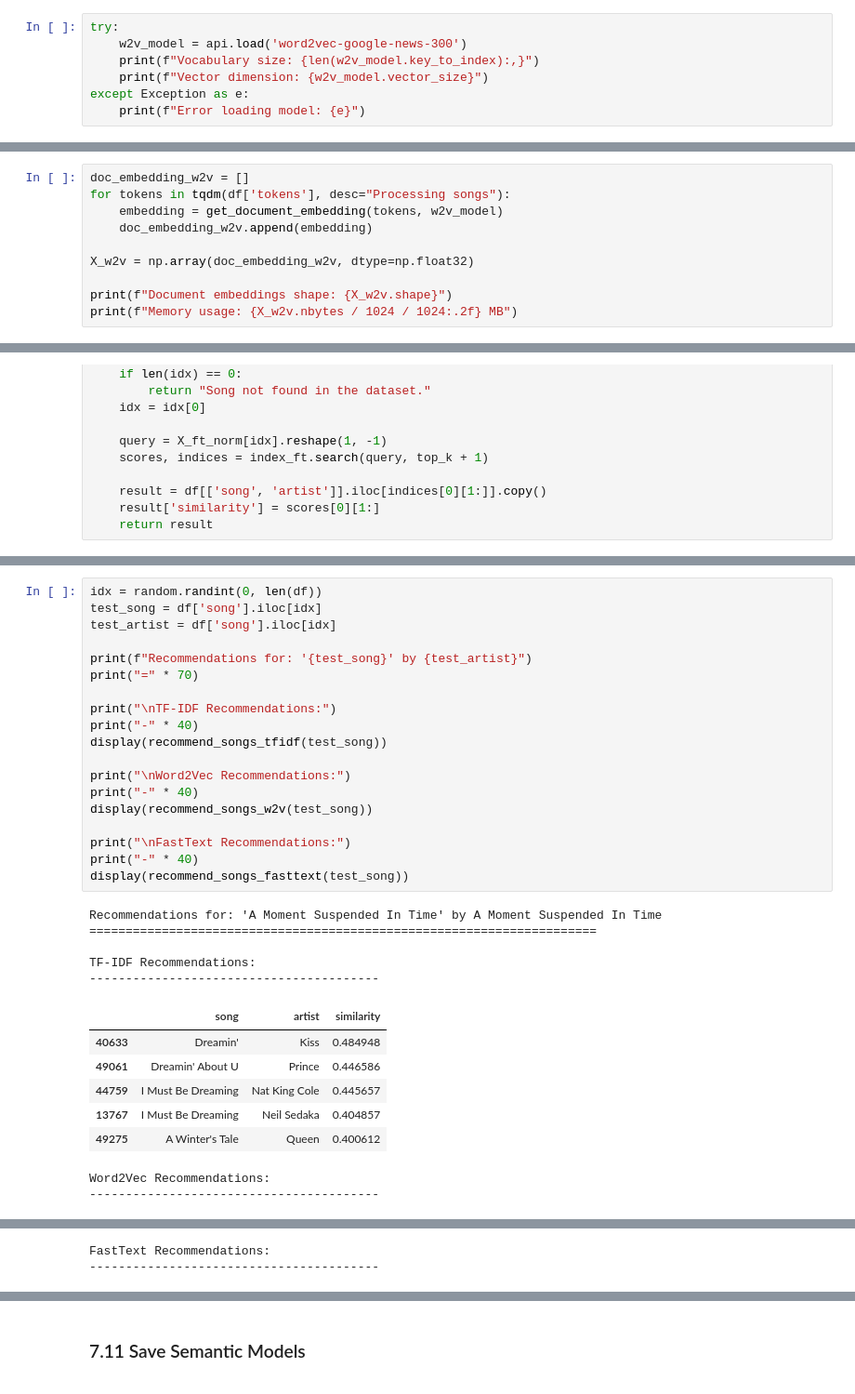
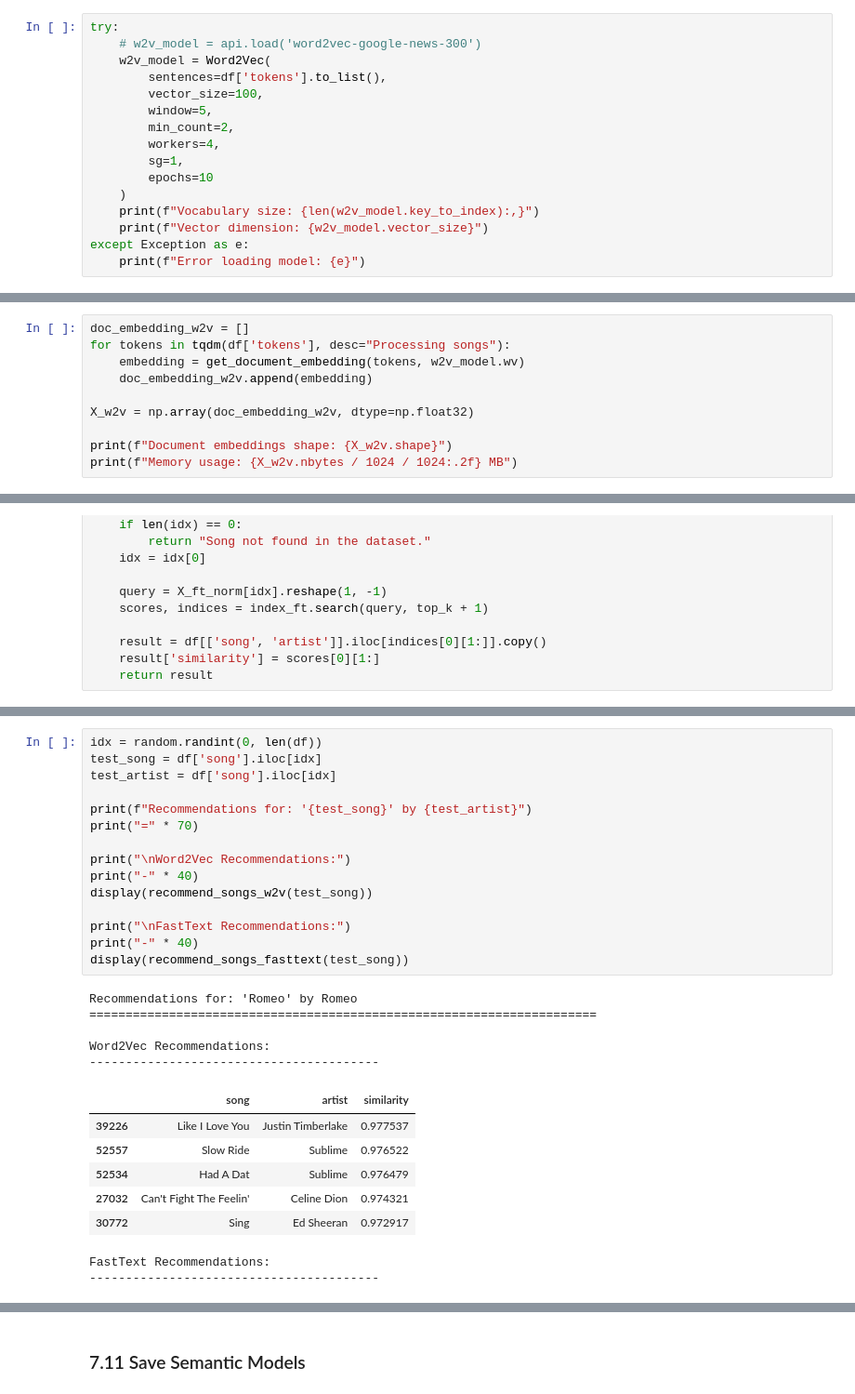
Before and after one commit to namviet157/music-recommendation-system, a Jupyter notebook: notebooks/02_modeling_and_recommendation.ipynb, the cells around one changed output, grey strips where cells are left out. Shown at 93% size. Drawn from its saved outputs; the diff is of its cells as text.

```diff
--- a/notebooks/02_modeling_and_recommendation.ipynb
+++ b/notebooks/02_modeling_and_recommendation.ipynb
@@ -314,7 +307,16 @@ Using pre-trained Word2Vec model trained on Google News (3 million words, 300-di
 - May miss domain-specific music vocabulary
 # %%
 try:
-    w2v_model = api.load('word2vec-google-news-300')
+    # w2v_model = api.load('word2vec-google-news-300')
+    w2v_model = Word2Vec(
+        sentences=df['tokens'].to_list(),
+        vector_size=100,
+        window=5,
+        min_count=2,
+        workers=4,
+        sg=1,
+        epochs=10
+    )
     print(f"Vocabulary size: {len(w2v_model.key_to_index):,}")
     print(f"Vector dimension: {w2v_model.vector_size}")
 except Exception as e:
@@ -369,7 +370,7 @@ First 10 values: [ 0.03464193  0.01799033  0.04964281  0.09320665 -0.0741931  -0
 # %%
 doc_embedding_w2v = []
 for tokens in tqdm(df['tokens'], desc="Processing songs"):
-    embedding = get_document_embedding(tokens, w2v_model)
+    embedding = get_document_embedding(tokens, w2v_model.wv)
     doc_embedding_w2v.append(embedding)
 
 X_w2v = np.array(doc_embedding_w2v, dtype=np.float32)
@@ -539,34 +523,30 @@ def recommend_songs_fasttext(song_name, df=df, top_k=5):
 # %%
 idx = random.randint(0, len(df))
 test_song = df['song'].iloc[idx]
 test_artist = df['song'].iloc[idx]
 
 print(f"Recommendations for: '{test_song}' by {test_artist}")
 print("=" * 70)
 
-print("\nTF-IDF Recommendations:")
-print("-" * 40)
-display(recommend_songs_tfidf(test_song))
-
 print("\nWord2Vec Recommendations:")
 print("-" * 40)
 display(recommend_songs_w2v(test_song))
 
 print("\nFastText Recommendations:")
 print("-" * 40)
 display(recommend_songs_fasttext(test_song))
 # %% [output]
-Recommendations for: 'A Moment Suspended In Time' by A Moment Suspended In Time
+Recommendations for: 'Romeo' by Romeo
 ======================================================================
 
-TF-IDF Recommendations:
+Word2Vec Recommendations:
 ----------------------------------------
 |  | song | artist | similarity |
-| 40633 | Dreamin' | Kiss | 0.484948 |
-| 49061 | Dreamin' About U | Prince | 0.446586 |
-| 44759 | I Must Be Dreaming | Nat King Cole | 0.445657 |
-| 13767 | I Must Be Dreaming | Neil Sedaka | 0.404857 |
-| 49275 | A Winter's Tale | Queen | 0.400612 |
+| 39226 | Like I Love You | Justin Timberlake | 0.977537 |
+| 52557 | Slow Ride | Sublime | 0.976522 |
+| 52534 | Had A Dat | Sublime | 0.976479 |
+| 27032 | Can't Fight The Feelin' | Celine Dion | 0.974321 |
+| 30772 | Sing | Ed Sheeran | 0.972917 |
-Word2Vec Recommendations:
+FastText Recommendations:
 ----------------------------------------
 |  | song | artist | similarity |
@@ -578,2 +557,0 @@ Word2Vec Recommendations:
-FastText Recommendations:
-----------------------------------------
```
Also changed, not shown: parts of 24 cells of this notebook, 6 other files.
